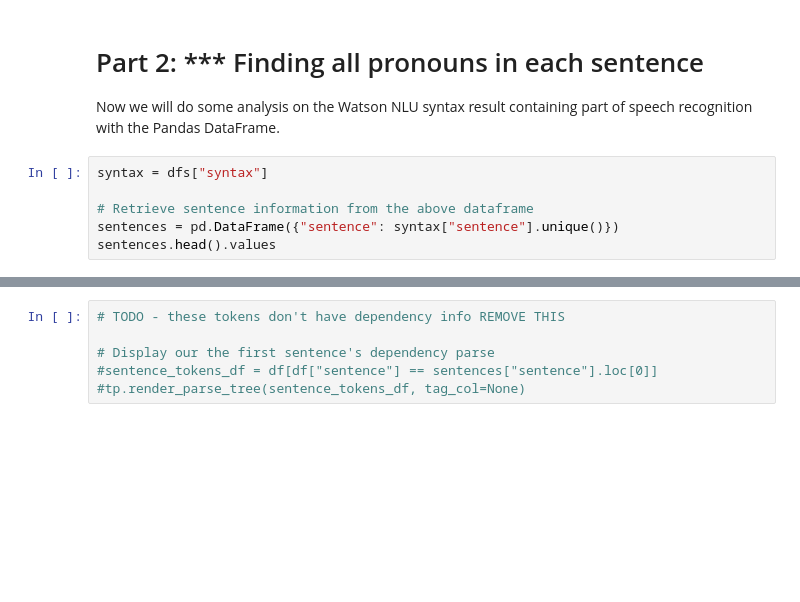
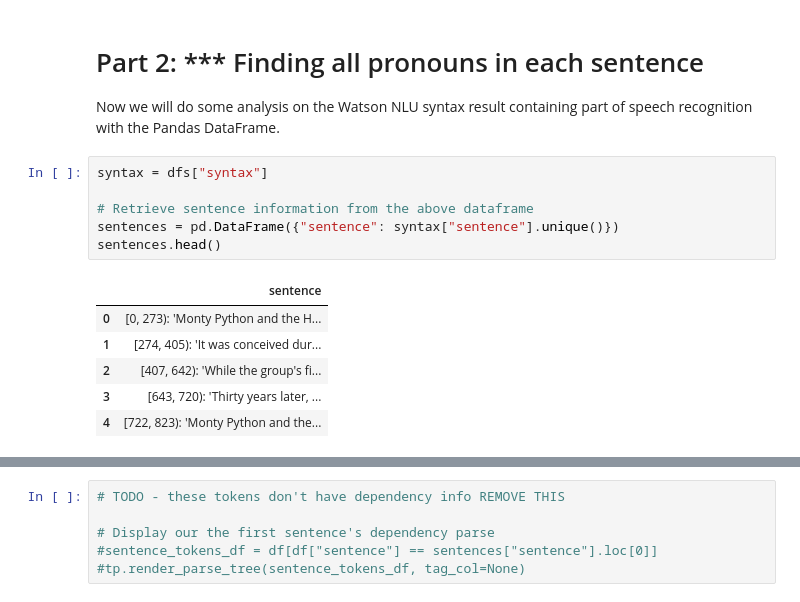
Before and after one commit to CODAIT/text-extensions-for-pandas, a Jupyter notebook: notebooks/Watson_NLU_Demo.ipynb, the cells around one changed output, grey strips where cells are left out. Saved outputs shown, nothing was run; the diff lists cells and outputs as text; blank space fills up the shorter version.

```diff
--- a/notebooks/Watson_NLU_Demo.ipynb
+++ b/notebooks/Watson_NLU_Demo.ipynb
@@ -173,9 +168,16 @@ part of speech recognition with the Pandas DataFrame.
 # %%
 syntax = dfs["syntax"]
 
 # Retrieve sentence information from the above dataframe
 sentences = pd.DataFrame({"sentence": syntax["sentence"].unique()})
-sentences.head().values
+sentences.head()
+# %% [output]
+|  | sentence |
+| 0 | [0, 273): 'Monty Python and the H... |
+| 1 | [274, 405): 'It was conceived dur... |
+| 2 | [407, 642): 'While the group's fi... |
+| 3 | [643, 720): 'Thirty years later, ... |
+| 4 | [722, 823): 'Monty Python and the... |
 # %%
 # Find all the pronouns in each sentence, *without* using Pandas.
 # NON-scalable traversal of the syntax analysis data structure
```
Also changed, not shown: parts of 12 cells of this notebook, 3 other files.
